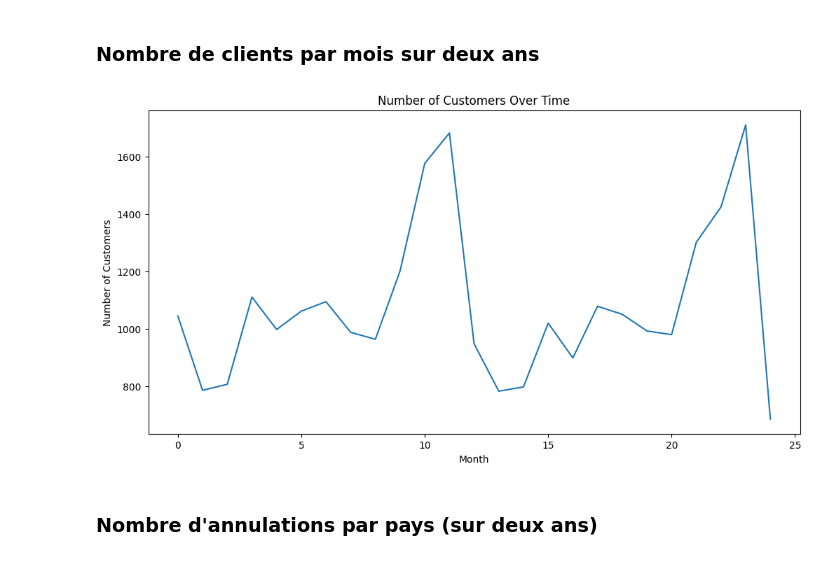
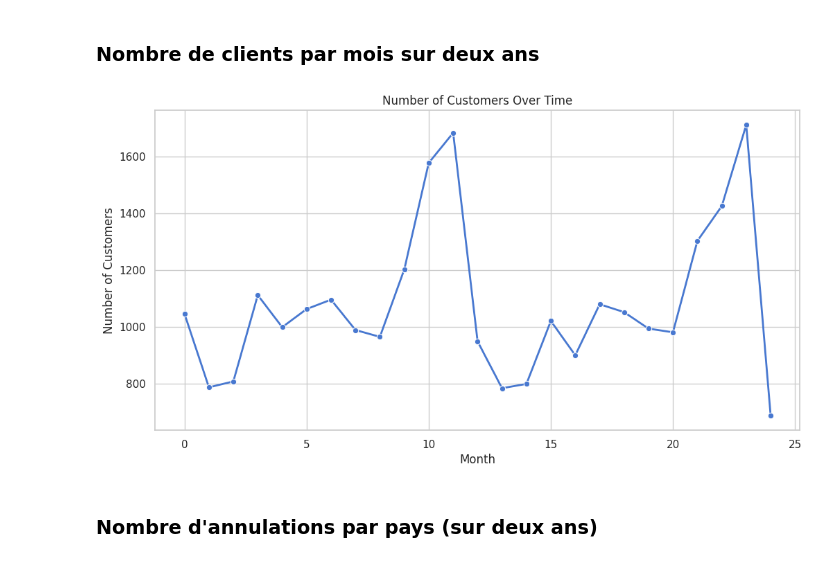
Before and after one commit to Evgeni1494/SegmentationClient, a Jupyter notebook: analyse.ipynb, the cells around one changed output. Cells and saved outputs as stored; diff of their text form; code cells hidden in the pictures.

```diff
--- a/analyse.ipynb
+++ b/analyse.ipynb
@@ -6,0 +27,17 @@ df = pd.read_csv("engin_test.csv")
+# %%
+import pandas as pd
+
+# Convertir la colonne 'InvoiceDate' en type datetime si nécessaire
+df['InvoiceDate'] = pd.to_datetime(df['InvoiceDate'])
+
+# Extraire l'année à partir de la colonne 'InvoiceDate'
+df['Year'] = df['InvoiceDate'].dt.year
+
+# Calculer le revenu sur l'année en multipliant la quantité par le prix pour chaque facture
+df['Revenue'] = df['Quantity'] * df['Price']
+
+# Regrouper les données par année et calculer le revenu total pour chaque année
+yearly_revenue = df.groupby('Year')['Description'].nunique()
+
+# Afficher le revenu total sur chaque année
+print(yearly_revenue)
@@ -159,24 +202,30 @@ plt.show()
 # %%
 import seaborn as sns
 import matplotlib.pyplot as plt
 
 # Convertir la colonne 'InvoiceDate' en type datetimelike
 df['InvoiceDate'] = pd.to_datetime(df['InvoiceDate'])
 
 # Grouper les données par mois et compter le nombre de clients uniques
 monthly_customers = df.groupby(df['InvoiceDate'].dt.to_period('M'))['Customer ID'].nunique().reset_index()
 
+# Changer le style de la visualisation
+sns.set(style='whitegrid')
+
+# Modifier la palette de couleurs
+sns.set_palette('muted')
+
 # Créer le graphique à ligne
 plt.figure(figsize=(12, 6))
-sns.lineplot(data=monthly_customers, x=monthly_customers.index, y='Customer ID')
+sns.lineplot(data=monthly_customers, x=monthly_customers.index, y='Customer ID', marker='o', linewidth=2)
 plt.xlabel('Month')
 plt.ylabel('Number of Customers')
 plt.title('Number of Customers Over Time')
-
+plt.savefig('Nombre_clients.png')
 # Afficher le graphique
 plt.show()
 # %% [output]
-[figure, old version]
+[figure, new version]
 # %% [markdown]
 ### Nombre d'annulations par pays (sur deux ans)
 # %%
```
Also changed, not shown: parts of 15 cells of this notebook, 8 other files.
